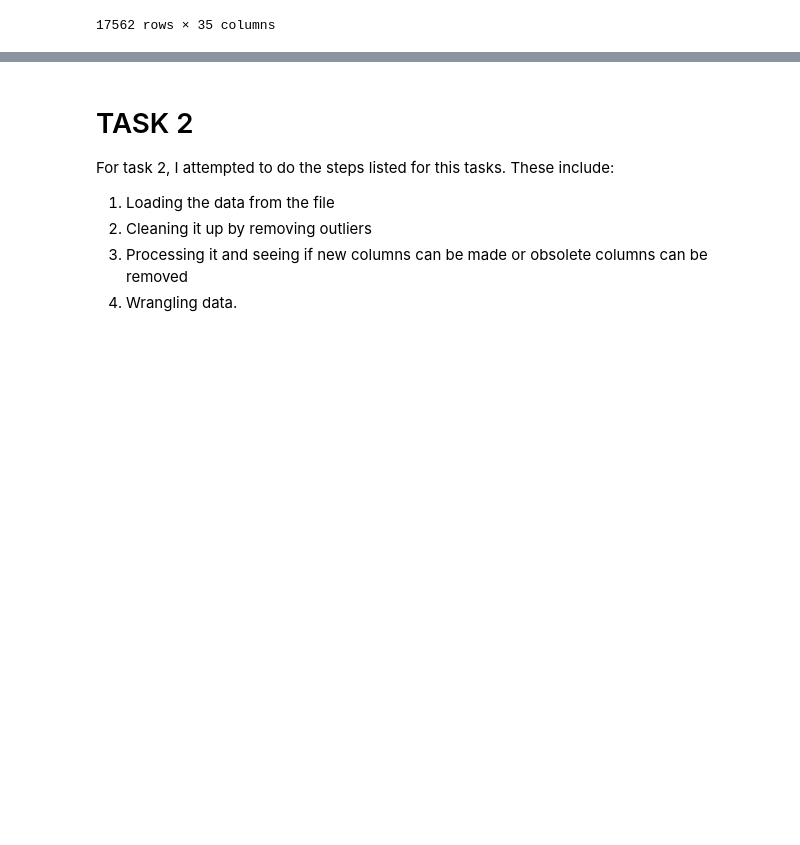
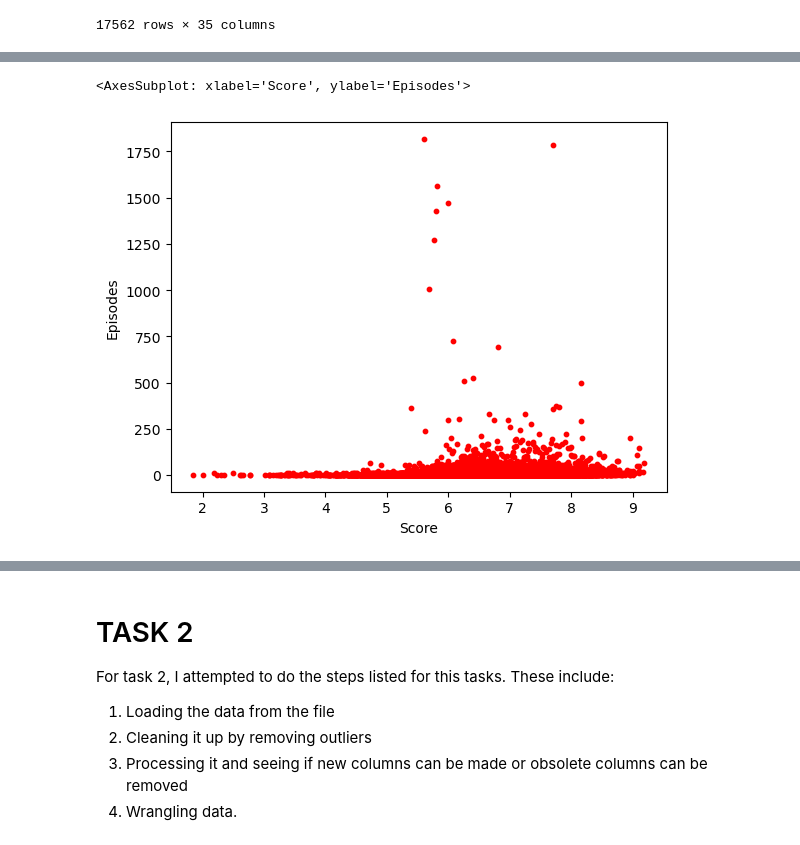
Before and after one commit to ubco-W2022T1-cosc301/project-group12, a Jupyter notebook: notebooks/analysis3.ipynb, the cells around one changed output, grey strips where cells are left out. Drawn from its saved outputs; the diff is of its cells as text; code cells hidden in the pictures; blank space fills up the shorter version.

```diff
--- a/notebooks/analysis3.ipynb
+++ b/notebooks/analysis3.ipynb
@@ -211,0 +181,7 @@ KeyError: 'Score'
+# %%
+
+#SCATTER
+df.plot(kind='scatter',x='Score', y='Episodes', c="red", s=10)
+# %% [output]
+<AxesSubplot: xlabel='Score', ylabel='Episodes'>
+[figure, added]
```
Also changed, not shown: parts of 30 cells of this notebook, 1 other file.
